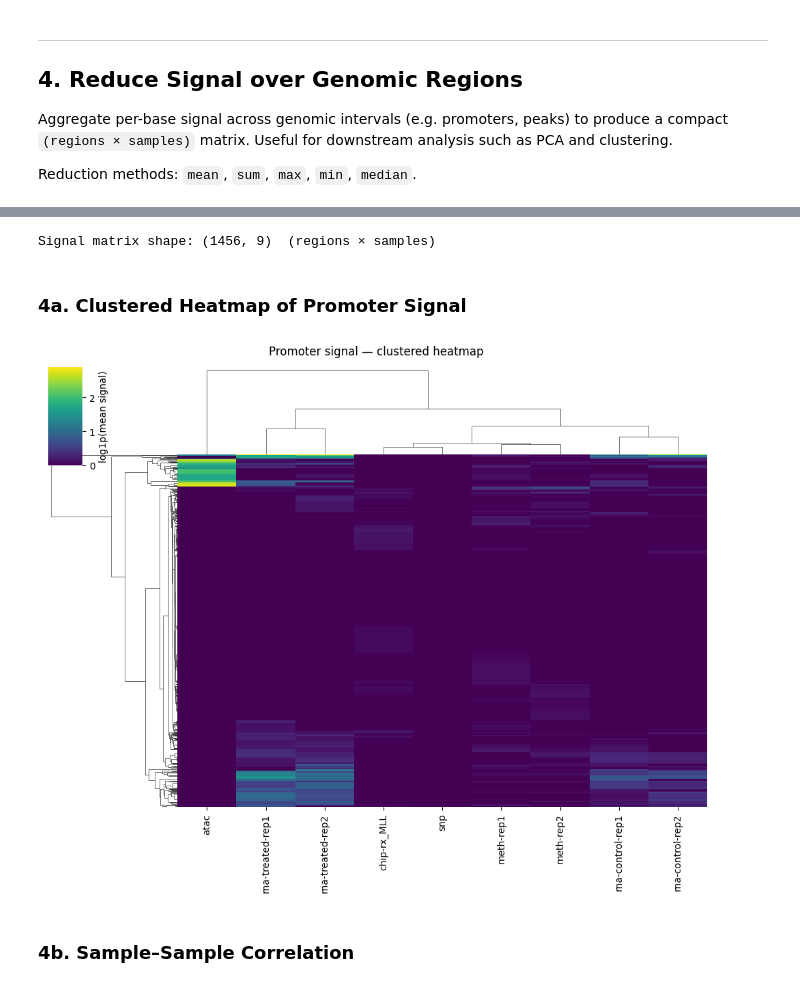
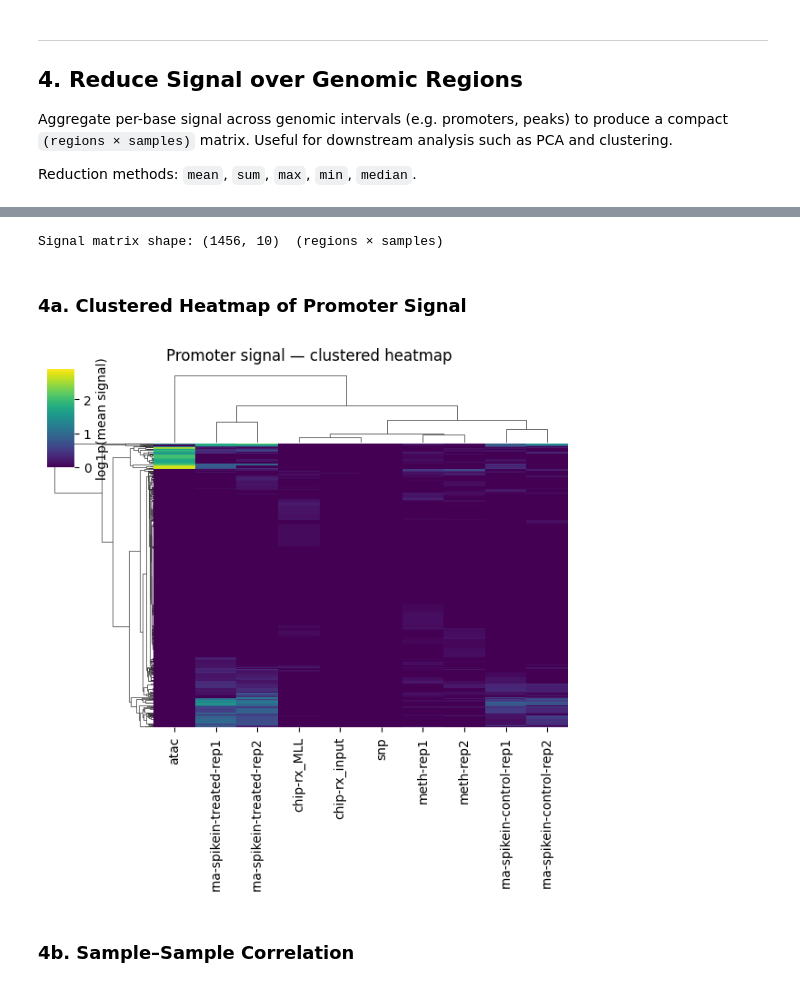
Before and after one commit to Milne-Group/QuantNado, a Jupyter notebook: docs/example_dataset.ipynb, the cells around one changed output, grey strips where cells are left out. Drawn from its saved outputs; the diff is of its cells as text; code cells hidden in the pictures.

```diff
--- a/docs/example_dataset.ipynb
+++ b/docs/example_dataset.ipynb
@@ -87,7 +93,7 @@ Done.
 OUT_DIR = RUN_DIR / "seqnado_output"
 REF_DIR = RUN_DIR / "reference"
 
-DS_PATH = RUN_DIR / "dataset.zarr"
+MS_PATH = RUN_DIR / "dataset"  # MultiomicsStore directory
 BED_FILE = REF_DIR / "promoters_1024bp.bed"
 GTF_FILE = REF_DIR / "chr21.gtf"
 FIG_DIR = RUN_DIR / "figures"
@@ -143,6 +168,10 @@ Done.
 ---
 ## 3. Load and Inspect the Dataset
 # %%
-qn = QuantNado.open(DS_PATH)
-print(qn)
+# Open the unified store
+ms = MultiomicsStore.open(MS_PATH)
+print(ms)
+
+# QuantNado wraps the coverage sub-store and provides reduce / PCA / feature-count methods
+qn = QuantNado(ms.coverage)
 # %% [output]
@@ -223,28 +264,28 @@ dask.array<chunksize=(1456, 1), meta=np.ndarray>
 signal_matrix = promoter_signal["mean"].values
 print(f"Signal matrix shape: {signal_matrix.shape}  (regions × samples)")
 # %% [output]
-Signal matrix shape: (1456, 9)  (regions × samples)
+Signal matrix shape: (1456, 10)  (regions × samples)
 # %% [markdown]
 ### 4a. Clustered Heatmap of Promoter Signal
 # %%
 # Log-transform to compress dynamic range, then cluster
 log_signal = np.log1p(signal_matrix)
 
 g = sns.clustermap(
     log_signal,
     cmap="viridis",
     yticklabels=False,
     xticklabels=qn.samples,
-    figsize=(10, 8),
+    figsize=(6, 6),
     col_cluster=True,
     row_cluster=True,
     cbar_kws={"label": "log1p(mean signal)"},
 )
 g.figure.suptitle("Promoter signal — clustered heatmap", y=1.02)
 g.savefig(FIG_DIR / "promoter_clustermap.png", bbox_inches="tight")
 plt.show()
 # %% [output]
-[figure, old version]
+[figure, new version]
 # %% [markdown]
 ### 4b. Sample–Sample Correlation
 # %%
```
Also changed, not shown: parts of 37 cells of this notebook, 26 other files.
